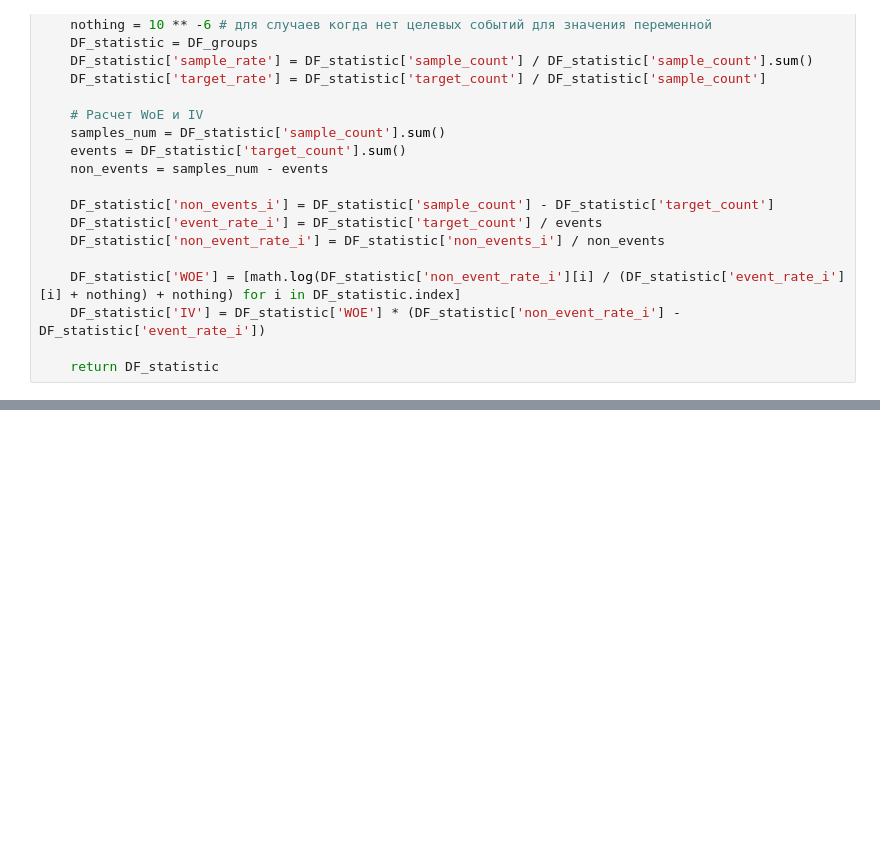
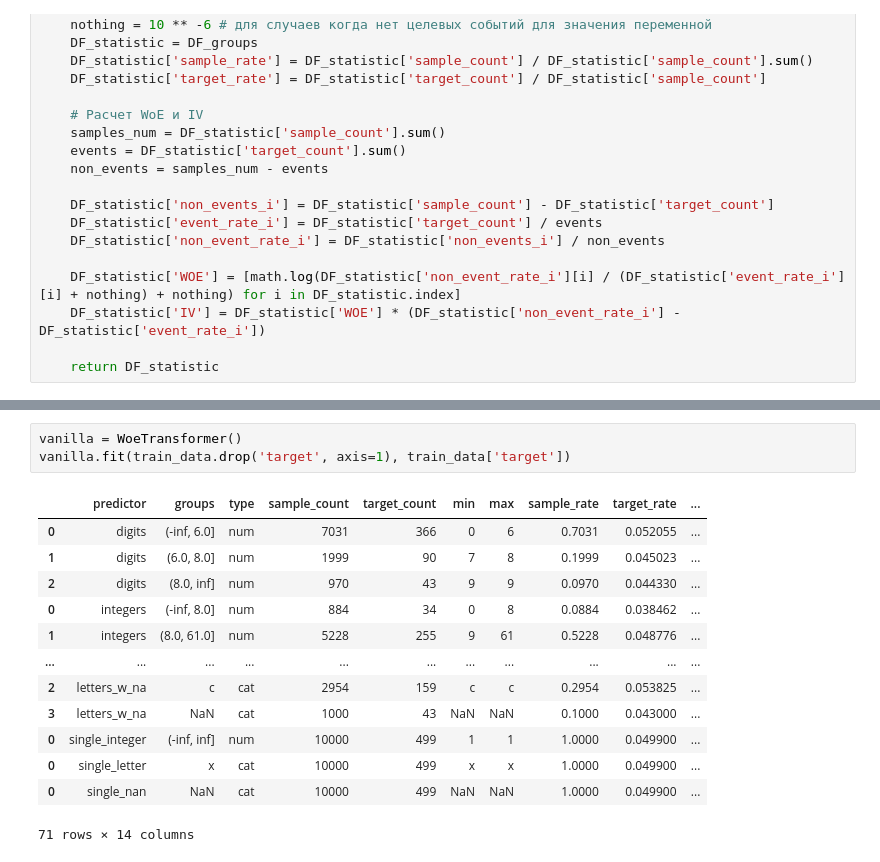
Before and after one commit to CEM3H/zenit-ai, a Jupyter notebook: notebooks/Untitled-Copy1.ipynb, the cells around one changed output, grey strips where cells are left out. Cells and saved outputs as stored; diff of their text form; blank space fills up the shorter version.

```diff
--- a/notebooks/Untitled-Copy1.ipynb
+++ b/notebooks/Untitled-Copy1.ipynb
@@ -270,0 +348,17 @@ def cat_features_alpha_logloss(df, predictor, target, alpha, seed = 100, plot_i
+# %%
+vanilla = WoeTransformer()
+vanilla.fit(train_data.drop('target', axis=1), train_data['target'])
+# %% [output]
+|  | predictor | groups | type | sample_count | target_count | min | max | sample_rate | target_rate | ... |
+| 0 | digits | (-inf, 6.0] | num | 7031 | 366 | 0 | 6 | 0.7031 | 0.052055 | ... |
+| 1 | digits | (6.0, 8.0] | num | 1999 | 90 | 7 | 8 | 0.1999 | 0.045023 | ... |
+| 2 | digits | (8.0, inf] | num | 970 | 43 | 9 | 9 | 0.0970 | 0.044330 | ... |
+| 0 | integers | (-inf, 8.0] | num | 884 | 34 | 0 | 8 | 0.0884 | 0.038462 | ... |
+| 1 | integers | (8.0, 61.0] | num | 5228 | 255 | 9 | 61 | 0.5228 | 0.048776 | ... |
+| ... | ... | ... | ... | ... | ... | ... | ... | ... | ... | ... |
+| 2 | letters_w_na | c | cat | 2954 | 159 | c | c | 0.2954 | 0.053825 | ... |
+| 3 | letters_w_na | NaN | cat | 1000 | 43 | NaN | NaN | 0.1000 | 0.043000 | ... |
+| 0 | single_integer | (-inf, inf] | num | 10000 | 499 | 1 | 1 | 1.0000 | 0.049900 | ... |
+| 0 | single_letter | x | cat | 10000 | 499 | x | x | 1.0000 | 0.049900 | ... |
+| 0 | single_nan | NaN | cat | 10000 | 499 | NaN | NaN | 1.0000 | 0.049900 | ... |
+71 rows × 14 columns
```
Also changed, not shown: parts of 20 cells of this notebook, 3 other files.
